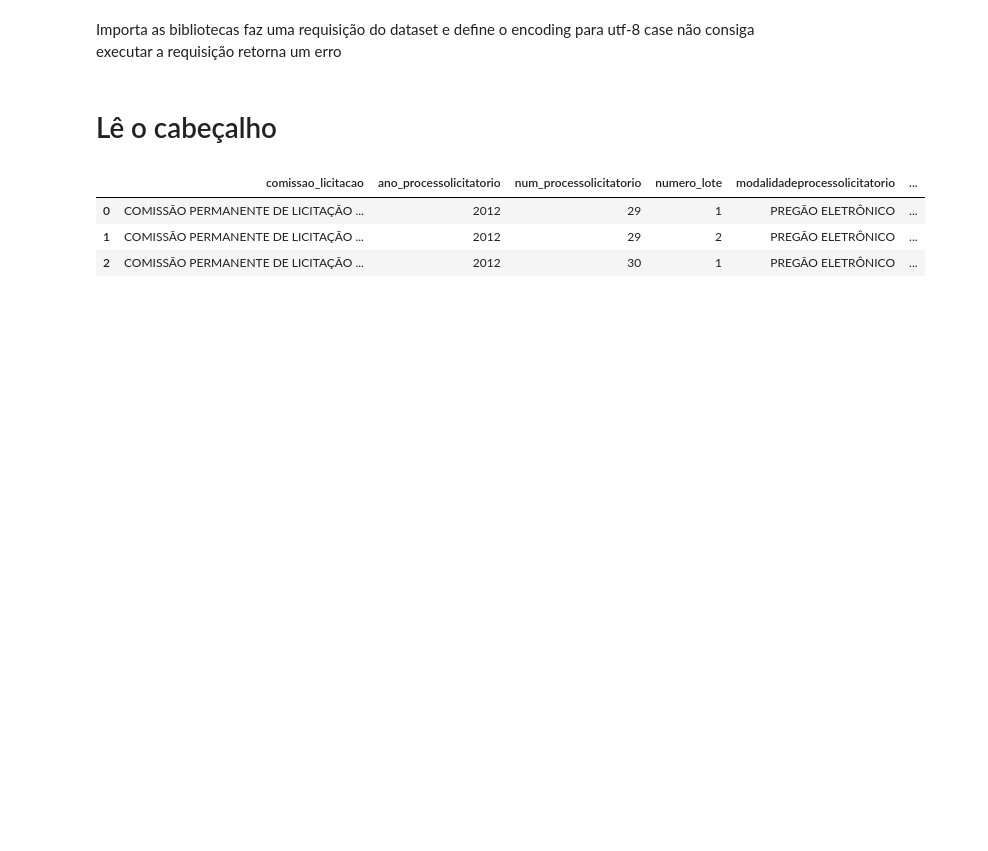
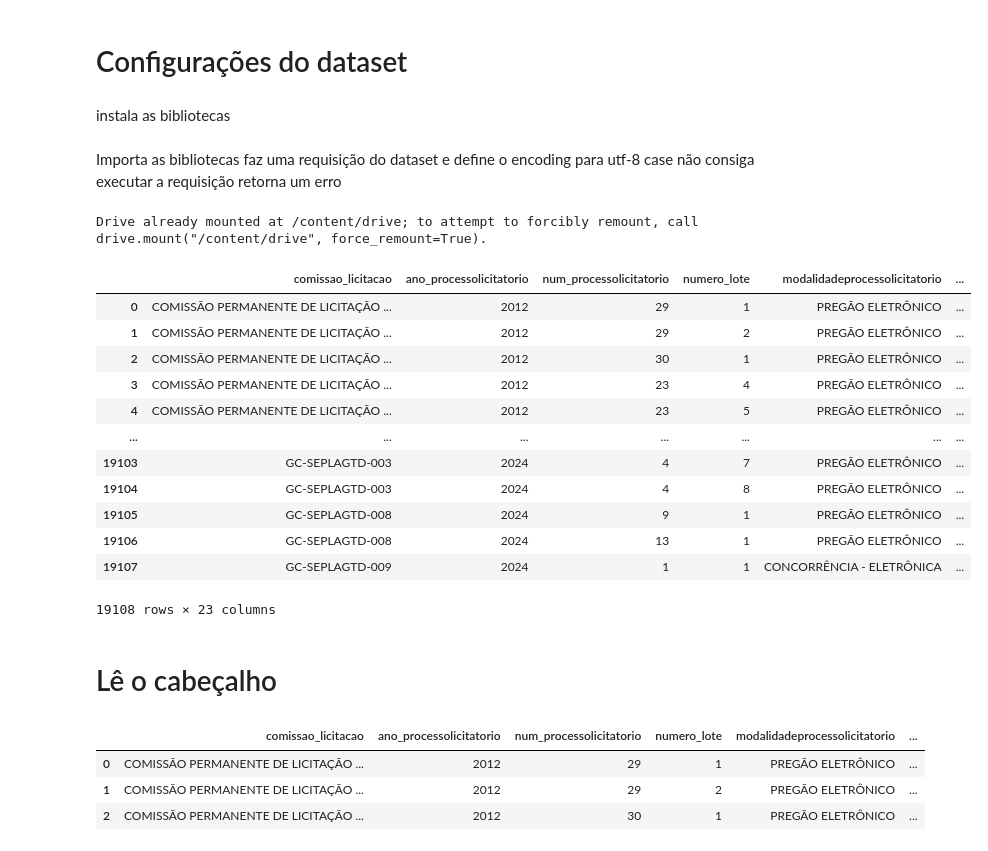
Before and after one commit to marciomilet/Dashboard-licitacoes, a Jupyter notebook: Licitações.ipynb, the cells around one changed output. Saved outputs shown, nothing was run; the diff lists cells and outputs as text; code cells hidden in the pictures; blank space fills up the shorter version.

Commit message:
update import

```diff
--- a/Licitações.ipynb
+++ b/Licitações.ipynb
@@ -1,2 +1,6 @@
 # %% [markdown]
 <a href="https://colab.research.google.com/github/marciomilet/Dashboard-licitacoes/blob/main/Licita%C3%A7%C3%B5es.ipynb" target="_parent"><img src="https://colab.research.google.com/assets/colab-badge.svg" alt="Open In Colab"/></a>
+# %% [markdown]
+# Configurações do dataset
+# %% [markdown]
+instala as bibliotecas
@@ -8,22 +14,42 @@ import requests as req
 from io import StringIO
 import urllib
 from sklearn.preprocessing import LabelEncoder
+from dash import Dash, html, dcc
+from google.colab import drive
+drive.mount('/content/drive')
 
+file_id = '1ZMB5_22KHsYZcuyNozo0OZ08VuzllVFX'
 
-url =  "http://dados.recife.pe.gov.br/dataset/591a6ed4-7beb-4304-a2a1-2af521517a06/resource/c5d7505c-381c-4670-a0c2-1fbf56df50b1/download/dados_abertos_licitacao_concluida.csv"
+# URL modificada para forçar o download do arquivo
+url = f"https://drive.google.com/uc?id={file_id}"
+
 
 try:
     response = req.get(url)
-    response.encoding = 'utf-8'
     response.raise_for_status()  # Lança um erro para respostas não-sucedidas
     # Usando StringIO para converter o texto em um arquivo em memória e, então, lendo com o Pandas
     csv_raw = StringIO(response.text)
-    base = pd.read_csv(csv_raw, sep=';', encoding='utf-8')
-
-
-
+    data = pd.read_csv(csv_raw)
 except req.RequestException as e:
     print(f"Erro ao acessar o arquivo: {e}")
+# %% [output]
+Drive already mounted at /content/drive; to attempt to forcibly remount, call drive.mount("/content/drive", force_remount=True).
+# %%
+data
+# %% [output]
+|  | comissao_licitacao | ano_processolicitatorio | num_processolicitatorio | numero_lote | modalidadeprocessolicitatorio | ... |
+| 0 | COMISSÃO PERMANENTE DE LICITAÇÃO ... | 2012 | 29 | 1 | PREGÃO ELETRÔNICO | ... |
+| 1 | COMISSÃO PERMANENTE DE LICITAÇÃO ... | 2012 | 29 | 2 | PREGÃO ELETRÔNICO | ... |
+| 2 | COMISSÃO PERMANENTE DE LICITAÇÃO ... | 2012 | 30 | 1 | PREGÃO ELETRÔNICO | ... |
+| 3 | COMISSÃO PERMANENTE DE LICITAÇÃO ... | 2012 | 23 | 4 | PREGÃO ELETRÔNICO | ... |
+| 4 | COMISSÃO PERMANENTE DE LICITAÇÃO ... | 2012 | 23 | 5 | PREGÃO ELETRÔNICO | ... |
+| ... | ... | ... | ... | ... | ... | ... |
+| 19103 | GC-SEPLAGTD-003 | 2024 | 4 | 7 | PREGÃO ELETRÔNICO | ... |
+| 19104 | GC-SEPLAGTD-003 | 2024 | 4 | 8 | PREGÃO ELETRÔNICO | ... |
+| 19105 | GC-SEPLAGTD-008 | 2024 | 9 | 1 | PREGÃO ELETRÔNICO | ... |
+| 19106 | GC-SEPLAGTD-008 | 2024 | 13 | 1 | PREGÃO ELETRÔNICO | ... |
+| 19107 | GC-SEPLAGTD-009 | 2024 | 1 | 1 | CONCORRÊNCIA - ELETRÔNICA | ... |
+19108 rows × 23 columns
 # %% [markdown]
 # Lê o cabeçalho
 # %%
```
Also changed, not shown: parts of 4 cells of this notebook.
